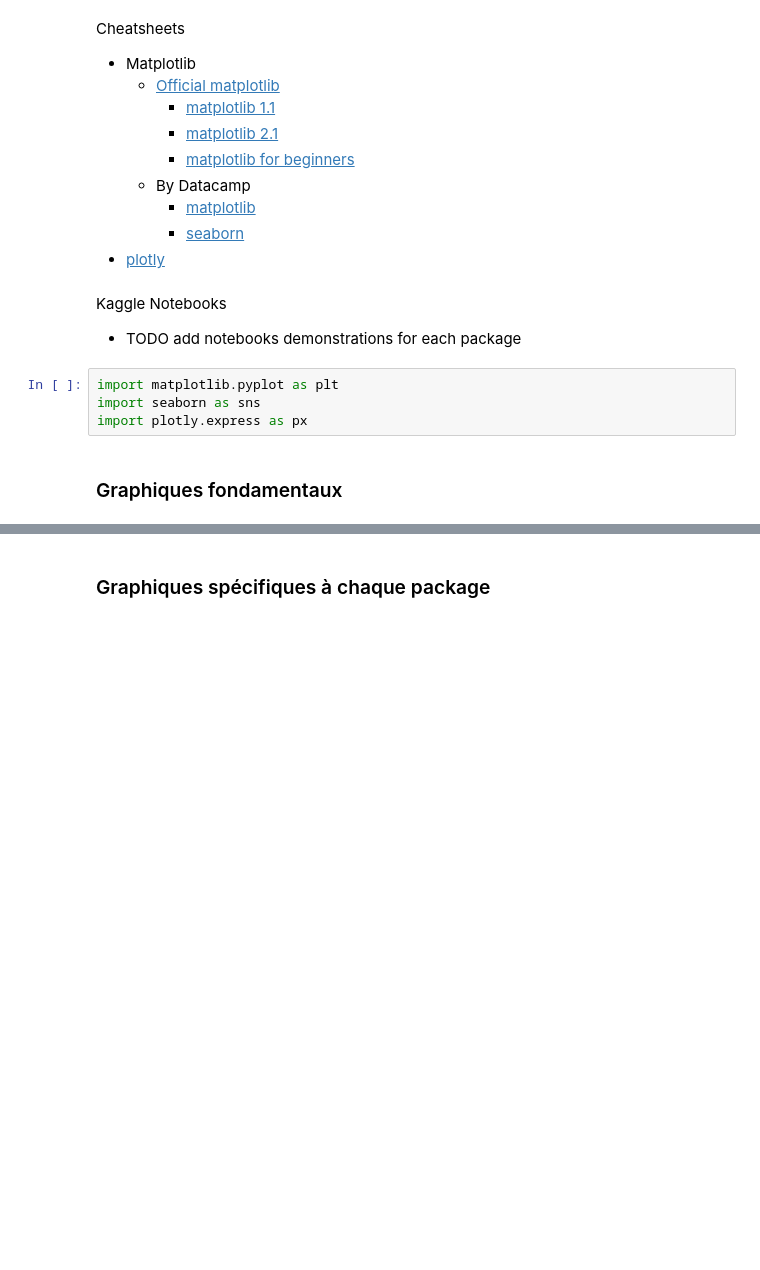
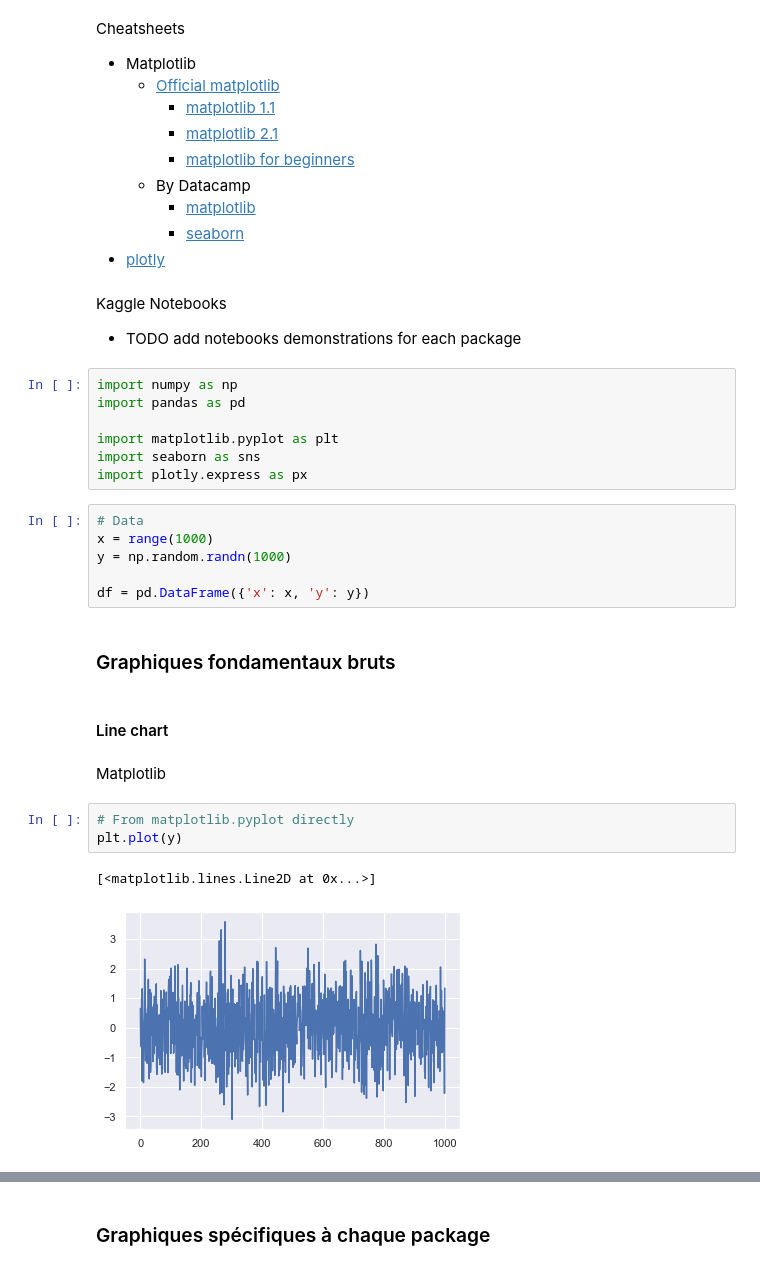
Before and after one commit to AlexisBogroff/data_viz_python_1_day, a Jupyter notebook: cours_partie_1.ipynb, the cells around one changed output, grey strips where cells are left out. Drawn from its saved outputs; the diff is of its cells as text; blank space fills up the shorter version.

Commit message:
Add main graphs

```diff
--- a/cours_partie_1.ipynb
+++ b/cours_partie_1.ipynb
@@ -35,8 +35,27 @@ Cheatsheets
 Kaggle Notebooks
 - TODO add notebooks demonstrations for each package
 # %%
+import numpy as np
+import pandas as pd
+
 import matplotlib.pyplot as plt
 import seaborn as sns
 import plotly.express as px
+# %%
+# Data
+x = range(1000)
+y = np.random.randn(1000)
+
+df = pd.DataFrame({'x': x, 'y': y})
 # %% [markdown]
-### Graphiques fondamentaux
+### Graphiques fondamentaux bruts
+# %% [markdown]
+#### Line chart
+# %% [markdown]
+Matplotlib
+# %%
+# From matplotlib.pyplot directly
+plt.plot(y)
+# %% [output]
+[<matplotlib.lines.Line2D at 0x...>]
+[figure, added]
```
Also changed, not shown: parts of 23 cells of this notebook.
